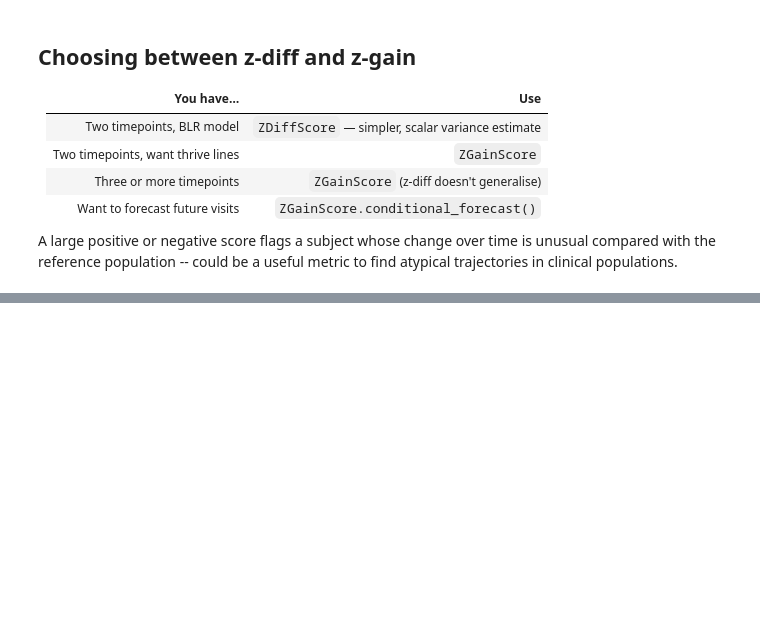
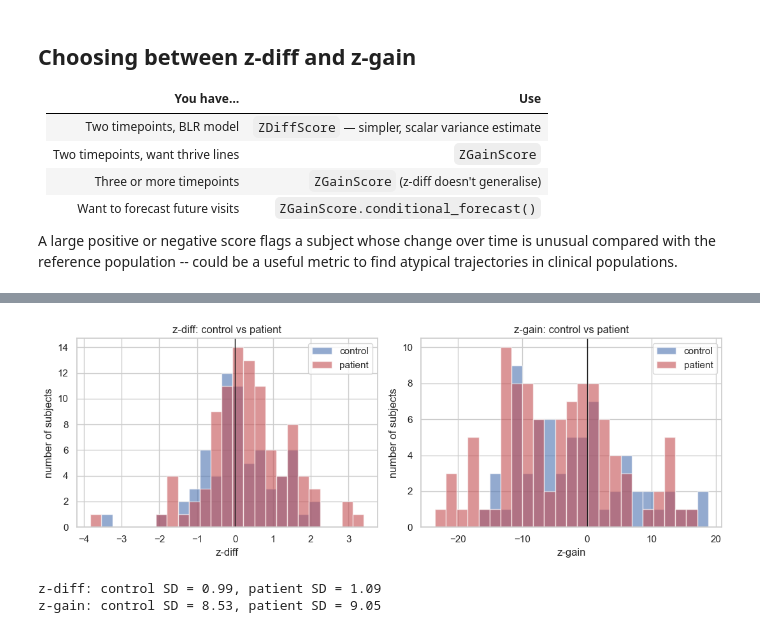
Before and after one commit to predictive-clinical-neuroscience/PCNtoolkit, a Jupyter notebook: examples/14_longitudinal_modelling.ipynb, the cells around one changed output, grey strips where cells are left out. Cells and saved outputs as stored; diff of their text form; code cells hidden in the pictures; blank space fills up the shorter version.

```diff
--- a/examples/14_longitudinal_modelling.ipynb
+++ b/examples/14_longitudinal_modelling.ipynb
@@ -300,0 +403,68 @@ A large positive or negative score flags a subject whose change over time is unu
+# %%
+# Build both scorers using CONTROLS as the reference cohort.
+zdiff_clin = ZDiffScore(
+    normative_model=model,
+    reference_data=control_data,
+    subject_id_col="sub_id",
+)
+zgain_clin = ZGainScore(
+    normative_model=model,
+    reference_data=control_data,
+    subject_id_col="sub_id",
+    bandwidth=5,
+    covariate="age",
+)
+
+# Score controls and patients with the same control-based reference.
+zdiff_control = zdiff_clin.score(score_data=control_data, timepoint_col="visit")
+zdiff_patient = zdiff_clin.score(score_data=patient_data, timepoint_col="visit")
+zgain_control = zgain_clin.score(score_data=control_data, timepoint_col="visit")
+zgain_patient = zgain_clin.score(score_data=patient_data, timepoint_col="visit")
+# %%
+# Compare the control and patient score distributions for one region.
+region = response_vars[0]
+
+
+def finite_values(score, region):
+    """Return the finite scores for one region as a 1D array."""
+    # Drop NaNs left by single-visit or out-of-range subjects.
+    values = score.sel(response_vars=region).values
+    return values[np.isfinite(values)]
+
+
+# Plot z-diff (left) and z-gain (right) for controls vs patients.
+fig, axes = plt.subplots(1, 2, figsize=(11, 4))
+panels = [
+    ("z-diff", zdiff_control, zdiff_patient),
+    ("z-gain", zgain_control, zgain_patient),
+]
+for ax, (label, control_score, patient_score) in zip(axes, panels):
+    # Pull the finite scores for each group.
+    ctrl = finite_values(control_score, region)
+    pat = finite_values(patient_score, region)
+    # Share one set of bins so the two groups line up.
+    bins = np.histogram_bin_edges(np.concatenate([ctrl, pat]), bins=25)
+    # Overlay the two distributions.
+    ax.hist(ctrl, bins=bins, alpha=0.6, label="control", color="#4c72b0")
+    ax.hist(pat, bins=bins, alpha=0.6, label="patient", color="#c44e52")
+    # Mark the typical-change line at zero.
+    ax.axvline(0, color="k", lw=1)
+    ax.set_xlabel(label)
+    ax.set_ylabel("number of subjects")
+    ax.set_title(f"{label}: control vs patient")
+    ax.legend()
+plt.tight_layout()
+plt.show()
+
+# Print the spread (SD) of each group for both scores.
+for label, control_score, patient_score in panels:
+    ctrl = finite_values(control_score, region)
+    pat = finite_values(patient_score, region)
+    print(
+        f"{label}: control SD = {ctrl.std():.2f}, "
+        f"patient SD = {pat.std():.2f}"
+    )
+# %% [output]
+[figure, added]
+z-diff: control SD = 0.99, patient SD = 1.09
+z-gain: control SD = 8.53, patient SD = 9.05
```
Also changed, not shown: parts of 11 cells of this notebook.
